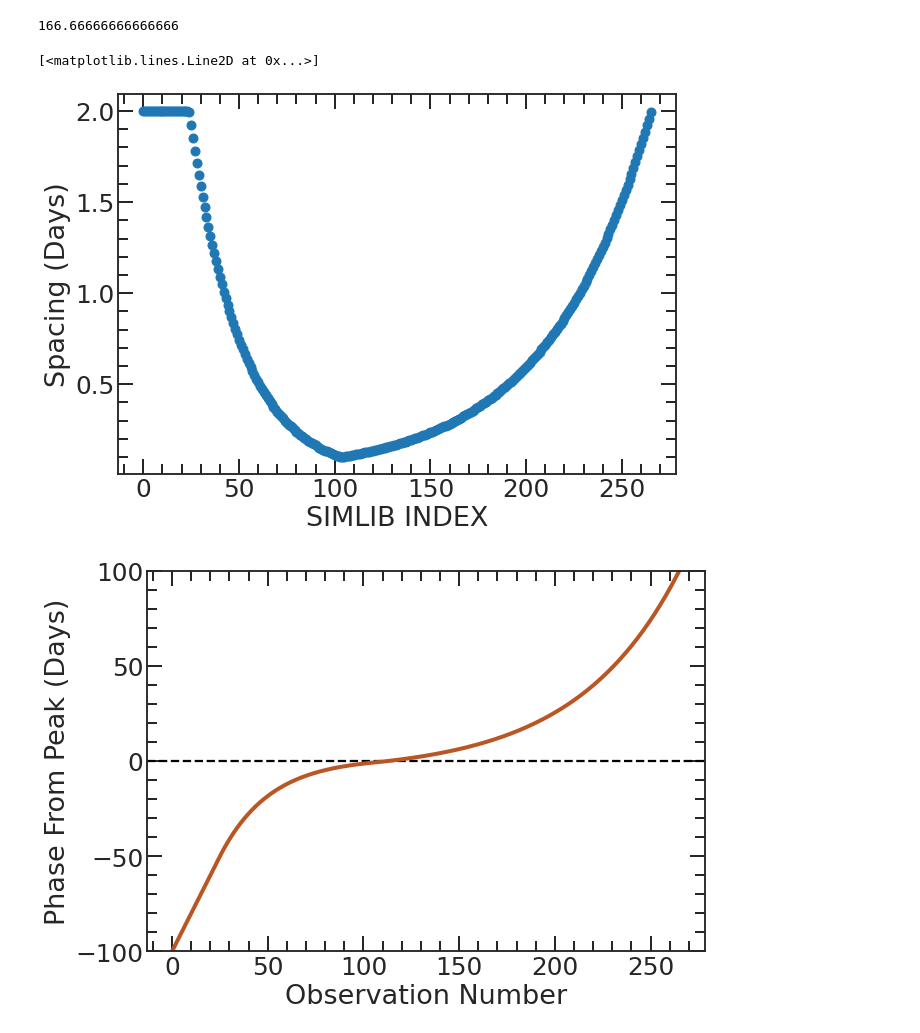
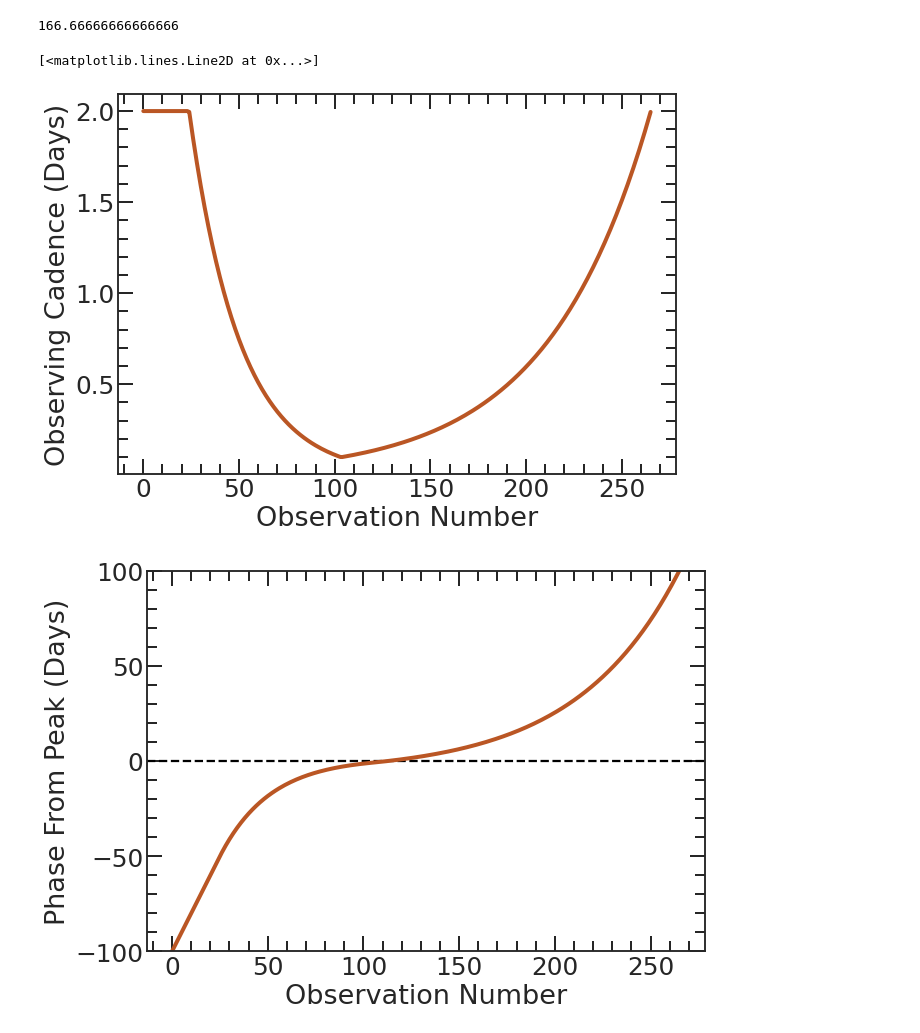
Before and after one commit to LSSTDESC/transient-host-sims, a Jupyter notebook: notebooks/make_new_simlib.ipynb, the cells around one changed output. Drawn from its saved outputs; the diff is of its cells as text; code cells hidden in the pictures.

Commit message:
Add new plot for observing strategy

```diff
--- a/notebooks/make_new_simlib.ipynb
+++ b/notebooks/make_new_simlib.ipynb
@@ -114,21 +114,22 @@ int((100-np.nansum(backward))/2)
 # %%
 #increase the sampling for TDEs and Kilonovae
 days_span=200
 half = days_span/2
 forward = np.logspace(-1, 0.3, 162)
 backward = np.logspace(-1, 0.3, 80)
 backward = np.flip(backward)
 backward_pad = [2]*int((half-np.nansum(backward))/2)
 backward_pad = np.array(backward_pad)
 full_spacing = np.concatenate([backward_pad, backward, forward])
 
 plt.figure(figsize=(10,7))
-plt.xlabel("SIMLIB INDEX")
-plt.ylabel("Spacing (Days)")
-plt.plot(full_spacing, 'o')
+plt.xlabel("Observation Number")
+plt.ylabel("Observing Cadence (Days)")
+plt.plot(full_spacing, lw=4, c='#BA5624')
+plt.savefig("../plots/VariableSampling_PhasePlot.png",dpi=200,bbox_inches='tight')
 # %% [output]
 [<matplotlib.lines.Line2D at 0x...>]
-[figure, old version]
+[figure, new version]
 # %%
 mjdsteps = np.zeros(len(full_spacing))
 mjdsteps[0] = 53100
```
Also changed, not shown: 1 other file.
